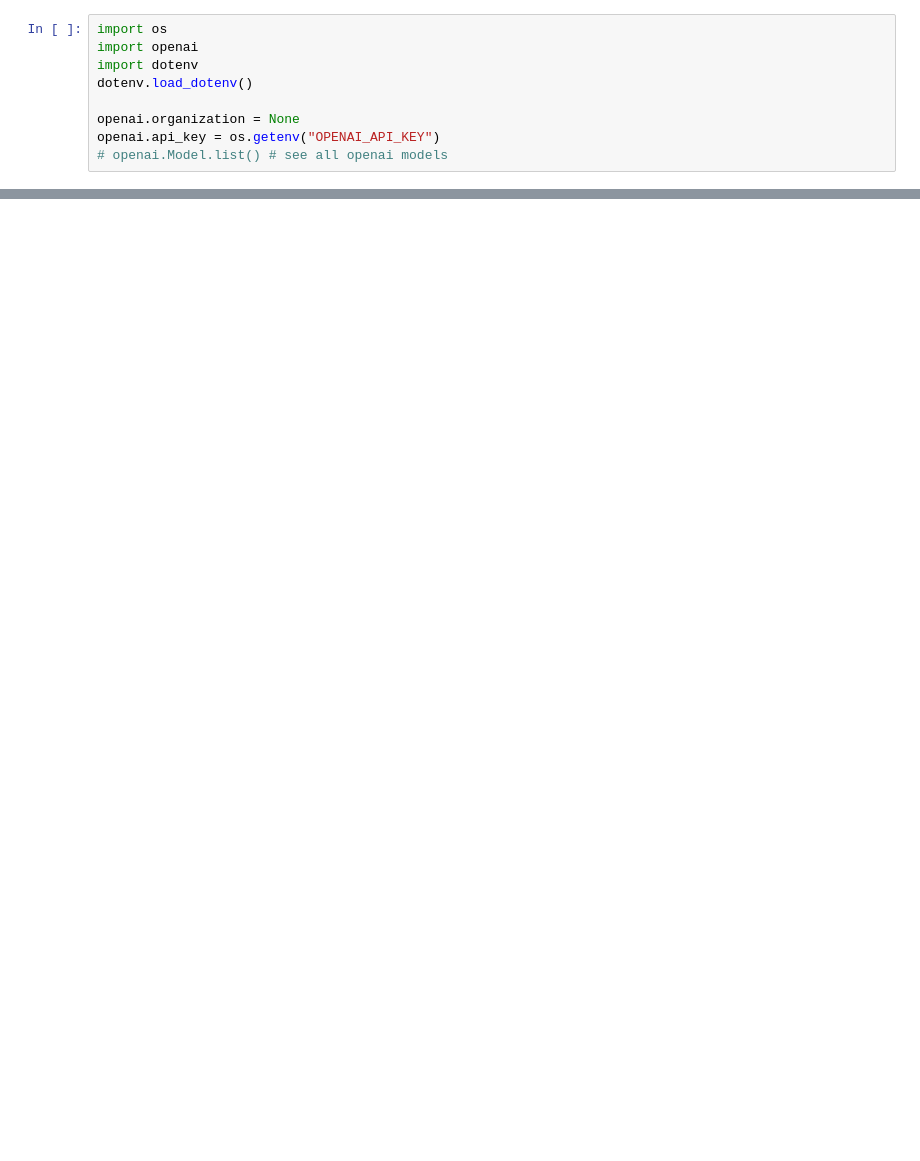
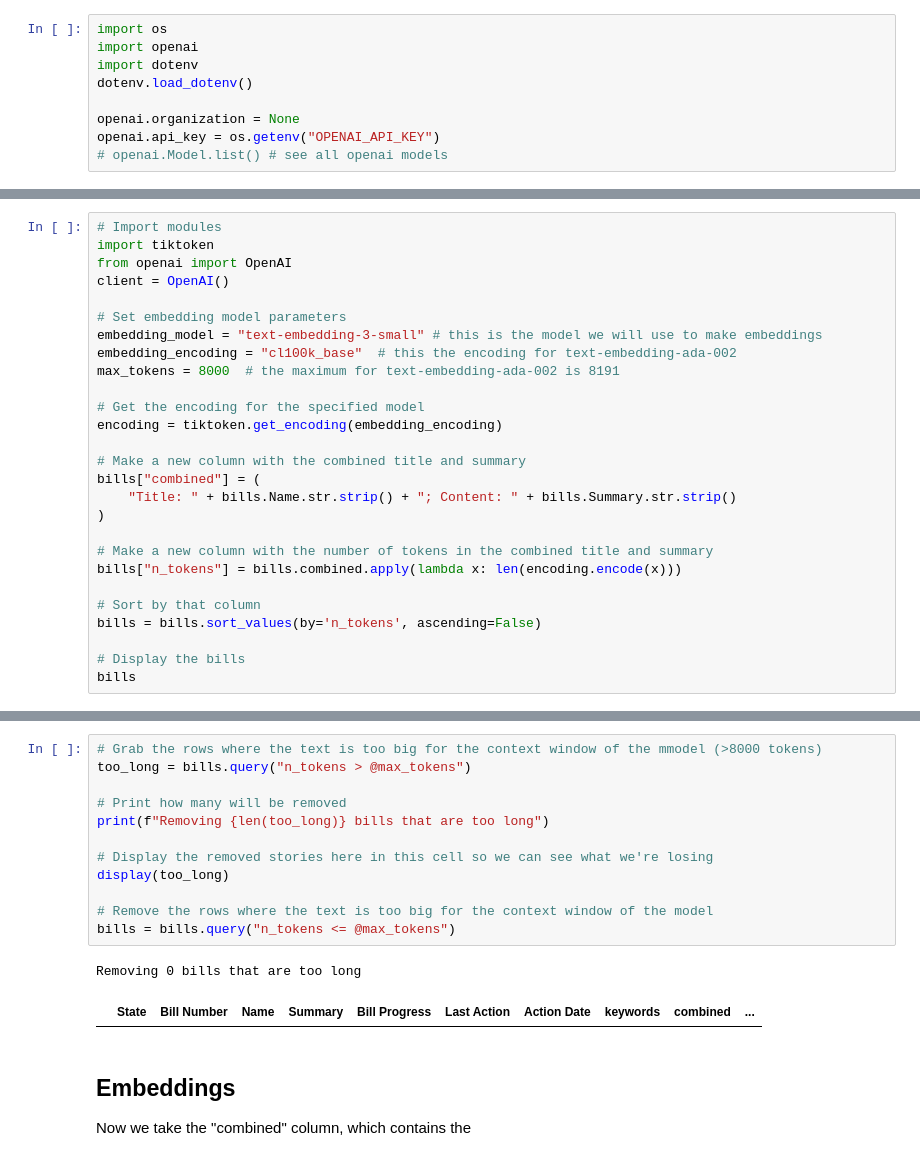
Before and after one commit to dmil/dataviz-with-llms-d3, a Jupyter notebook: nlp.ipynb, the cells around one changed output, grey strips where cells are left out. Saved outputs shown, nothing was run; the diff lists cells and outputs as text; blank space fills up the shorter version.

```diff
--- a/nlp.ipynb
+++ b/nlp.ipynb
@@ -120,0 +108,27 @@ openai.api_key = os.getenv("OPENAI_API_KEY")
+# %%
+# Import modules
+import tiktoken
+from openai import OpenAI
+client = OpenAI()
+
+# Set embedding model parameters
+embedding_model = "text-embedding-3-small" # this is the model we will use to make embeddings
+embedding_encoding = "cl100k_base"  # this the encoding for text-embedding-ada-002
+max_tokens = 8000  # the maximum for text-embedding-ada-002 is 8191
+
+# Get the encoding for the specified model
+encoding = tiktoken.get_encoding(embedding_encoding)
+
+# Make a new column with the combined title and summary
+bills["combined"] = (
+    "Title: " + bills.Name.str.strip() + "; Content: " + bills.Summary.str.strip()
+)
+
+# Make a new column with the number of tokens in the combined title and summary
+bills["n_tokens"] = bills.combined.apply(lambda x: len(encoding.encode(x)))
+
+# Sort by that column
+bills = bills.sort_values(by='n_tokens', ascending=False)
+
+# Display the bills
+bills
@@ -121 +149,20 @@ openai.api_key = os.getenv("OPENAI_API_KEY")
+# %%
+# Grab the rows where the text is too big for the context window of the mmodel (>8000 tokens)
+too_long = bills.query("n_tokens > @max_tokens")
+
+# Print how many will be removed
+print(f"Removing {len(too_long)} bills that are too long")
+
+# Display the removed stories here in this cell so we can see what we're losing
+display(too_long)
+
+# Remove the rows where the text is too big for the context window of the model
+bills = bills.query("n_tokens <= @max_tokens")
+# %% [output]
+Removing 0 bills that are too long
+|  | State | Bill Number | Name | Summary | Bill Progress | Last Action | Action Date | keywords | combined | ... |
+# %% [markdown]
+## Embeddings
+
+Now we take the "combined" column, which contains the
 # %%
```
Also changed, not shown: parts of 43 cells of this notebook, 2 other files.
